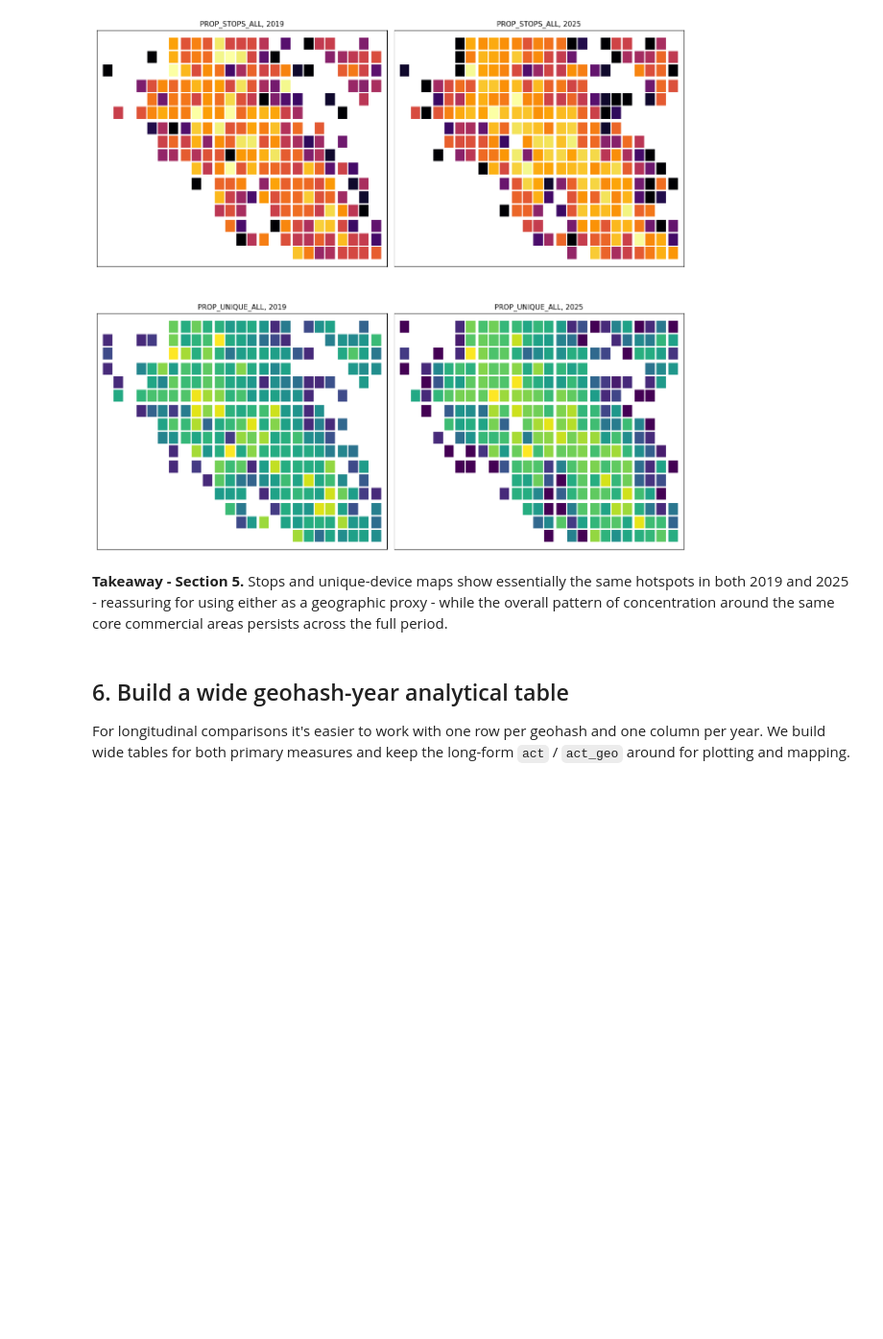
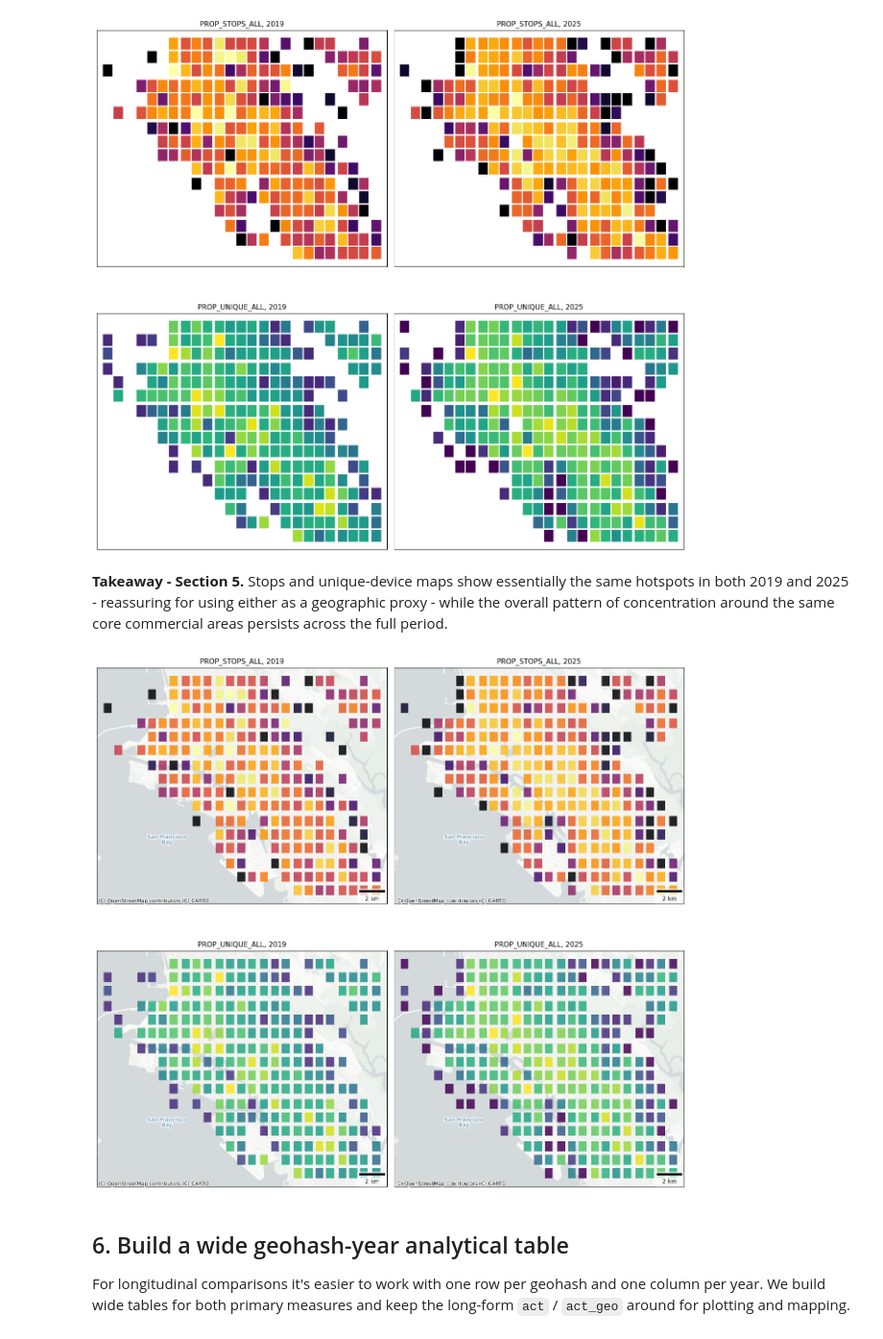
Before and after one commit to schoolofcities/eddit-east-bay, a Jupyter notebook: analysis/activity/explore_yihoi_activity_data.ipynb, the cells around one changed output. Shown at 96% size. Cells and saved outputs as stored; diff of their text form; code cells hidden in the pictures; blank space fills up the shorter version.

```diff
--- a/analysis/activity/explore_yihoi_activity_data.ipynb
+++ b/analysis/activity/explore_yihoi_activity_data.ipynb
@@ -698,6 +698,70 @@ plt.show()
 **Takeaway - Section 5.** Stops and unique-device maps show essentially the same hotspots in both 2019
 and 2025 - reassuring for using either as a geographic proxy - while the overall pattern of concentration
 around the same core commercial areas persists across the full period.
+# %%
+import numpy as np
+import matplotlib.pyplot as plt
+import matplotlib.patheffects as pe
+from matplotlib.colors import LogNorm
+from matplotlib_scalebar.scalebar import ScaleBar
+import contextily as ctx
+
+fig, axes = plt.subplots(2, 2, figsize=(13, 13))
+
+for col_i, year in enumerate([2019, 2025]):
+    for row_i, (measure, cmap) in enumerate([("PROP_STOPS_ALL", "inferno"), ("PROP_UNIQUE_ALL", "viridis")]):
+        ax = axes[row_i, col_i]
+        sub = act_geo[act_geo["YEAR"] == year].set_geometry("vis_geometry")
+        sub = sub.set_crs("EPSG:4326", allow_override=True)
+
+        # shrink each polygon more aggressively so bigger gaps open up between cells
+        sub = sub.set_geometry(sub.geometry.buffer(-0.0008))
+
+        vmin_m = act.loc[act[measure] > 0, measure].quantile(0.02)
+        vmax_m = act[measure].quantile(0.99)
+
+        sub.plot(
+            column=measure, ax=ax, cmap=cmap,
+            norm=LogNorm(vmin=vmin_m, vmax=vmax_m),
+            edgecolor="none", linewidth=0,
+            alpha=.85,
+            zorder=2,
+        )
+
+        ax.set_xlim(*xlim); ax.set_ylim(*ylim); ax.set_aspect(1.25)
+
+        ctx.add_basemap(ax, crs=sub.crs, source=ctx.providers.CartoDB.PositronNoLabels, zorder=1, zoom=14)
+
+        # ---- scale bar ----
+        mid_lat = (ylim[0] + ylim[1]) / 2
+        m_per_deg_lon = 111_320 * np.cos(np.radians(mid_lat))
+        ax.add_artist(ScaleBar(
+            dx=m_per_deg_lon,
+            units="m",
+            location="lower right",
+            box_alpha=0.7,
+            font_properties={"size": 9},
+        ))
+
+        # ---- San Francisco Bay label ----
+        bay_lat, bay_lon = 37.74049926851463, -122.29817611568753
+        if xlim[0] <= bay_lon <= xlim[1] and ylim[0] <= bay_lat <= ylim[1]:
+            ax.annotate(
+                "San Francisco\nBay",
+                xy=(bay_lon, bay_lat),
+                fontsize=8, color="#7fa8bf", style="italic", weight="bold",
+                ha="center", va="center",
+                path_effects=[pe.withStroke(linewidth=2.5, foreground="white")],
+                zorder=4,
+            )
+
+        ax.set_xticks([]); ax.set_yticks([])
+        ax.set_title(f"{measure}, {year}", fontsize=11)
+
+plt.tight_layout()
+plt.show()
+# %% [output]
+[figure, added]
 # %% [markdown]
 ## 6. Build a wide geohash-year analytical table
 
```
Also changed, not shown: parts of 9 cells of this notebook, 24 other files.
